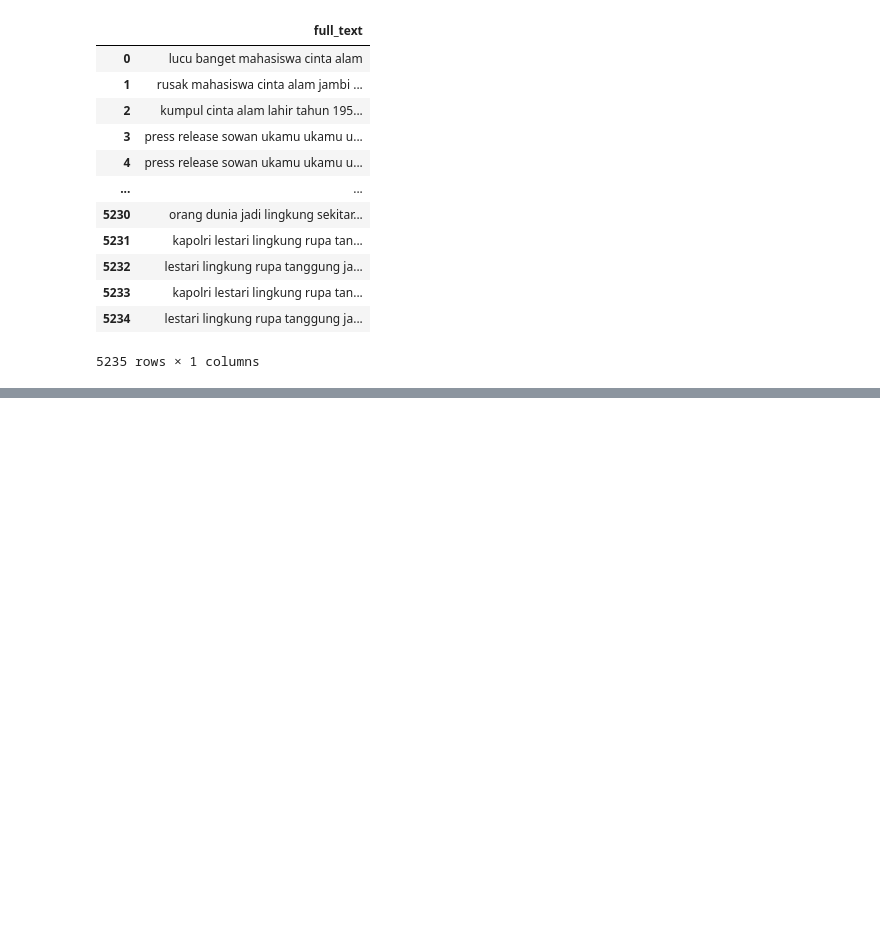
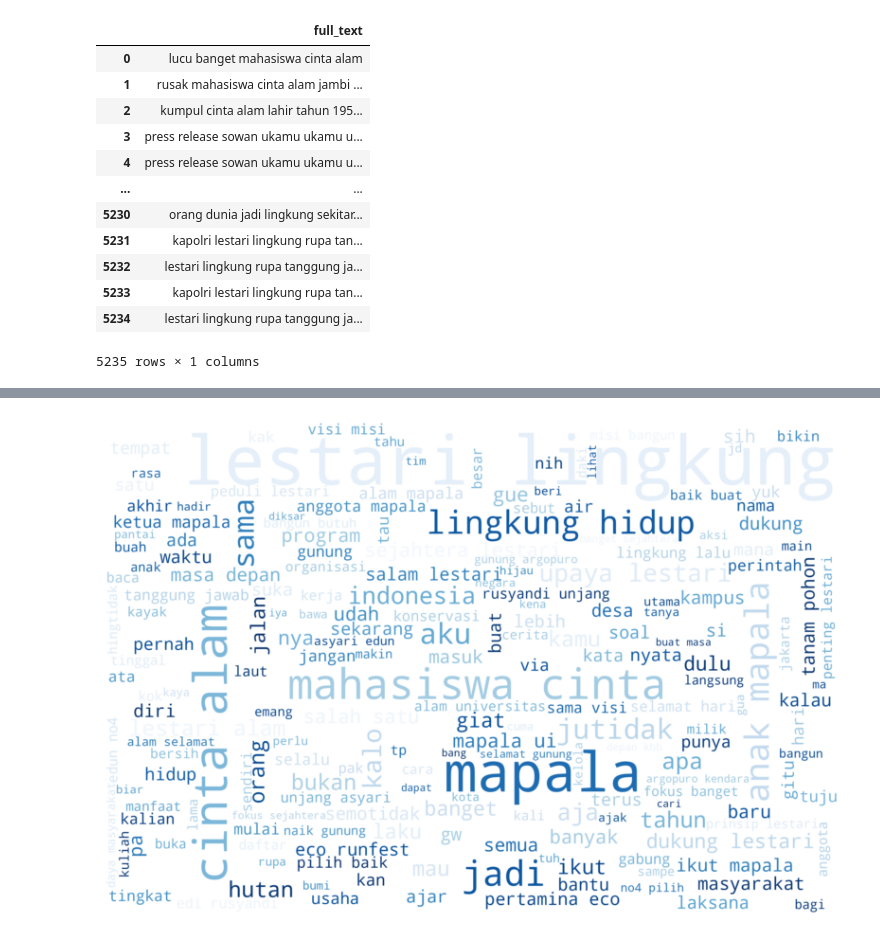
Before and after one commit to tiara070403/skripsi, a Jupyter notebook: Salinan_dari_Skripsi.ipynb, the cells around one changed output, grey strips where cells are left out. Drawn from its saved outputs; the diff is of its cells as text; code cells hidden in the pictures; blank space fills up the shorter version.

```diff
--- a/Salinan_dari_Skripsi.ipynb
+++ b/Salinan_dari_Skripsi.ipynb
@@ -473,0 +420,3 @@ Device set to use cpu
+# %%
+data['klasifikasi'] = status
+data
@@ -473,0 +437,26 @@ Device set to use cpu
+# %%
+# Visualisasi
+from wordcloud import WordCloud, STOPWORDS
+import matplotlib.pyplot as plt
+
+def plot_cloud(wordcloud):
+  plt.figure(figsize=(10, 8))
+  plt.imshow(wordcloud, interpolation='bilinear')
+  plt.axis('off')
+  plt.show()
+
+all_word= ' '.join([tweet for tweet in data['full_text']])
+
+wordcloud = WordCloud(
+    width=3000,
+    height=2000,
+    random_state=3,
+    background_color='white',
+    colormap='Blues_r',
+
+    stopwords=STOPWORDS
+).generate(all_word)
+
+plot_cloud(wordcloud)
+# %% [output]
+[figure, added]
```
Also changed, not shown: parts of 23 cells of this notebook.
